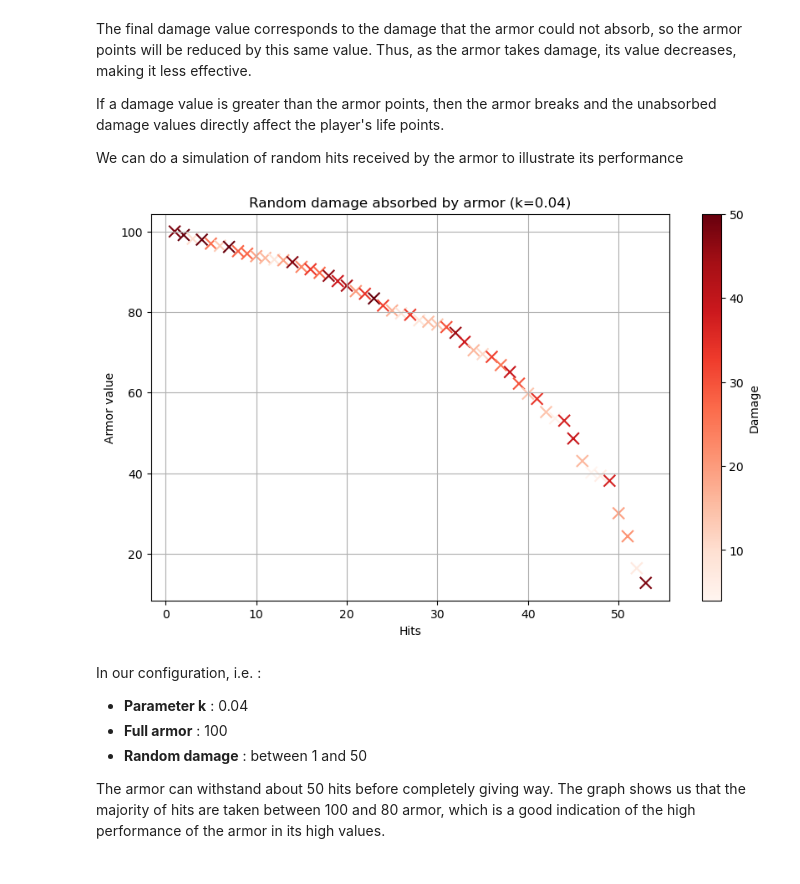
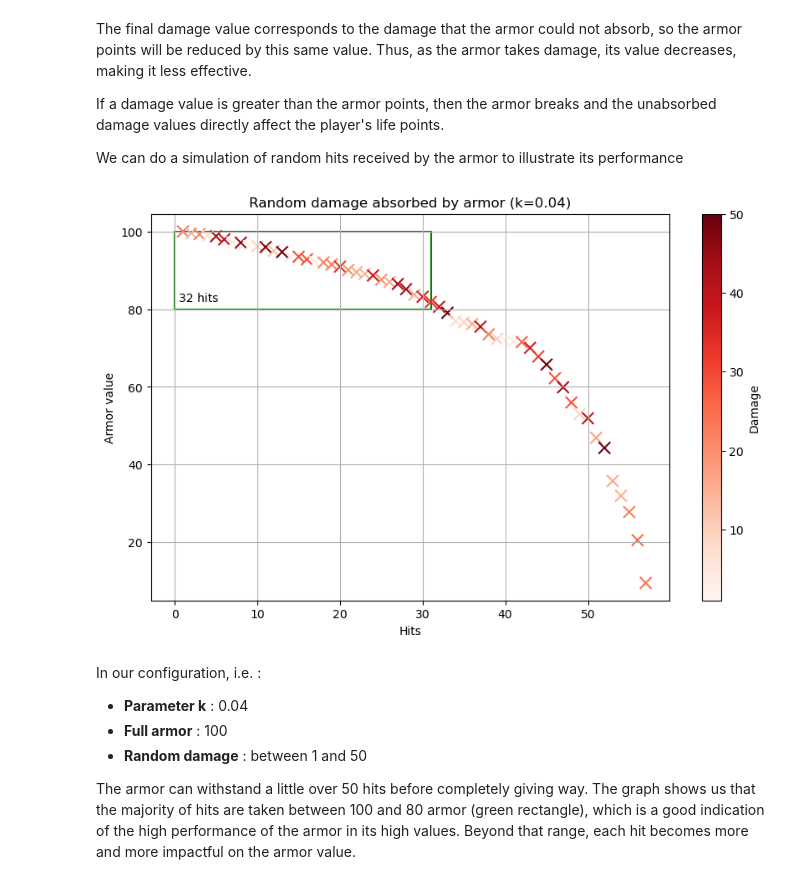
Before and after one commit to Kartmaan/fight-simulator, a Jupyter notebook: stats.ipynb, the cells around one changed output. Drawn from its saved outputs; the diff is of its cells as text; code cells hidden in the pictures.

```diff
--- a/stats.ipynb
+++ b/stats.ipynb
@@ -69,28 +70,43 @@ y = np.array(arm_list)
 z = np.array(dam_list)
 # %%
 plt.figure(figsize=(10, 6))
+
+# Retrieving the x coordinate where y = 80
+mask = (y >= 80) & (y <= 100)
+y_slice = y[mask]
+x_idx = np.where(y == y_slice[-1])[0][0]
+
+# Tracing the rectangle
+rect = patches.Rectangle((0, 80), x_idx, 20,
+                         edgecolor="green",
+                         facecolor="none",
+                         linewidth=1.5)
+plt.gca().add_patch(rect)
+
+# Text placement
+plt.text(0.5, 82, f"{len(y_slice)} hits")
 
 # Scatter plot with color depending on z
 scatter = plt.scatter(x, y, c=z, cmap='Reds', s=100, marker='x')
 
 # Adding the color bar
 plt.colorbar(scatter, label='Damage')
 
 # Label titles
 plt.title(f"Random damage absorbed by armor (k={k})")
 plt.xlabel("Hits")
 plt.ylabel("Armor value")
 
 # Other options
 plt.grid(True)
 
 plt.show()
 # %% [output]
-[figure, old version]
+[figure, new version]
 # %% [markdown]
 In our configuration, i.e. :
 - **Parameter k** : 0.04
 - **Full armor** : 100
 - **Random damage** : between 1 and 50
 
-The armor can withstand about 50 hits before completely giving way. The graph shows us that the majority of hits are taken between 100 and 80 armor, which is a good indication of the high performance of the armor in its high values.
+The armor can withstand a little over 50 hits before completely giving way. The graph shows us that the majority of hits are taken between 100 and 80 armor (green rectangle), which is a good indication of the high performance of the armor in its high values. Beyond that range, each hit becomes more and more impactful on the armor value.
```
Also changed, not shown: parts of 1 cell of this notebook, 1 other file.
